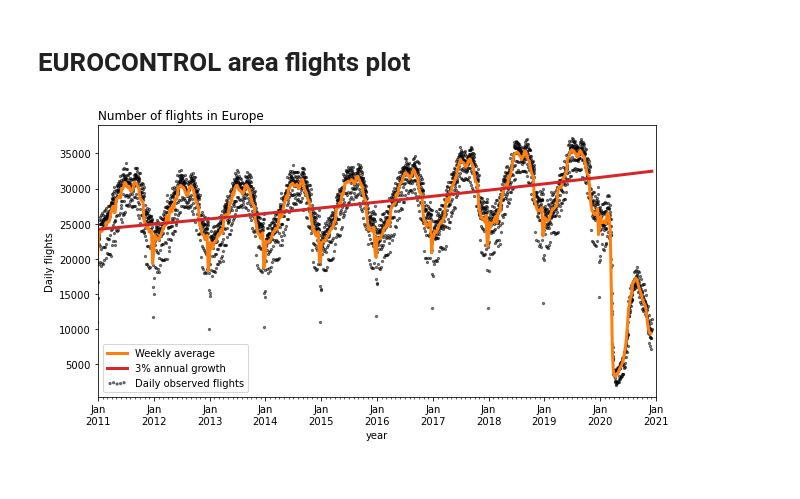
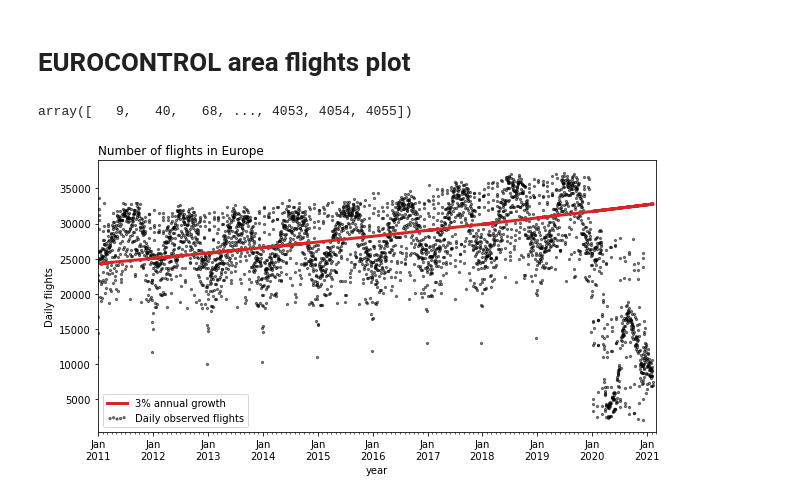
Before and after one commit to milankl/FlyingClimate, a Jupyter notebook: scripts/euro_flights.ipynb, the cells around one changed output. Drawn from its saved outputs; the diff is of its cells as text; code cells hidden in the pictures.

Commit message:
updated flight data

```diff
--- a/scripts/euro_flights.ipynb
+++ b/scripts/euro_flights.ipynb
@@ -14,10 +14,16 @@ path = "~/git/FlyingClimate/"
 # load opensky flight data
 file = pd.read_csv(path+"data/EURO_2010_2020.csv")
 dates_ori = file["Date"]
-nflights = file["N_Flights"]
+nflights_ori = file["N_Flights"]
 
 # convert "23,123" to 23123 of type np.int
-nflights = np.array([np.int(n.split(",")[0] + n.split(",")[1]) for n in nflights])
+nflights = np.empty(len(nflights_ori),dtype=np.int)
+for i in range(len(nflights_ori)):
+    s = nflights_ori[i]
+    if ',' in s:
+        nflights[i] = np.int(s.split(",")[0] + s.split(",")[1])
+    else:
+        nflights[i] = np.int(s)
 # %%
 dates = [0,]*len(dates_ori)
 
@@ -33,6 +39,10 @@ n_divisible_by_7 = n // 7 * 7
 nflights_weekly = nflights[n-n_divisible_by_7:n].reshape(-1,7).mean(axis=1)
 
 dates_weekly = [dates[n-n_divisible_by_7] + i*datetime.timedelta(7) for i in range(len(nflights_weekly))]
+# %%
+dayssince2010
+# %% [output]
+array([   9,   40,   68, ..., 4053, 4054, 4055])
 # %%
 # 3% fit
 
@@ -54,19 +64,19 @@ nflights_growth
 # %%
 fig,ax = plt.subplots(figsize=(10,5))
 
 ax.scatter(dates,nflights,5,"k",alpha=.5,label="Daily observed flights")
-ax.plot(dates_weekly,nflights_weekly,"C1",lw=3,label="Weekly average")
+# ax.plot(dates_weekly,nflights_weekly,"C1",lw=3,label="Weekly average")
 ax.plot(dates,nflights_growth,"C3",lw=3,label="3% annual growth")
 
 ax.set_xlabel("year")
 ax.set_ylabel("Daily flights")
 ax.set_title("Number of flights in Europe",loc="left")
 ax.legend(loc=3,scatterpoints=5)
-ax.set_xlim(datetime.date(2011,1,1),datetime.date(2021,1,1))
+ax.set_xlim(datetime.date(2011,1,1),datetime.date(2021,3,1))
 
 ax.xaxis.set_minor_locator(MonthLocator())
 ax.xaxis.set_major_locator(YearLocator())
 ax.xaxis.set_major_formatter(DateFormatter("%b\n%Y"))
 plt.show()
 # %% [output]
-[figure, old version]
+[figure, new version]
```
Also changed, not shown: 1 other file.
